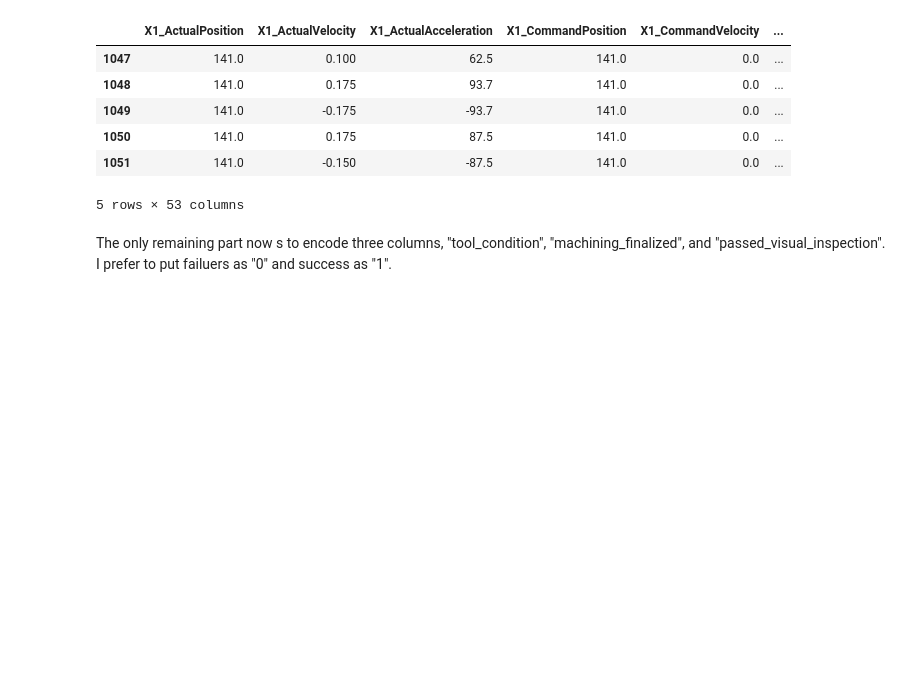
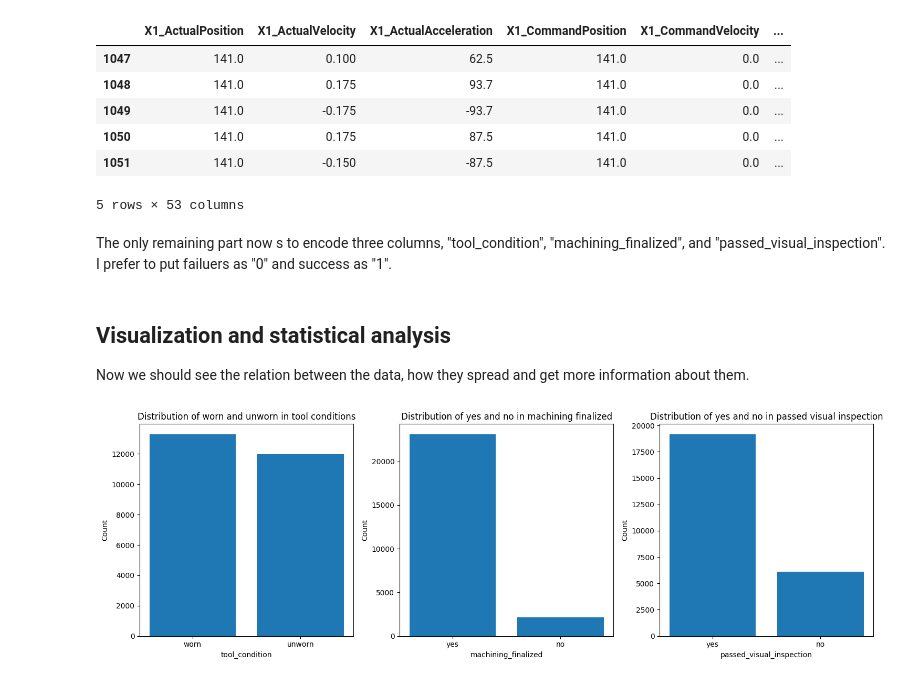
Before and after one commit to fereshteh-bahadory/CNC-Tool-wear-detection, a Jupyter notebook: CNC_machin.ipynb, the cells around one changed output. Drawn from its saved outputs; the diff is of its cells as text; code cells hidden in the pictures; blank space fills up the shorter version.

Commit message:
Add visualization

```diff
--- a/CNC_machin.ipynb
+++ b/CNC_machin.ipynb
@@ -222,3 +224,29 @@ for key in d:
     d[key].replace({'tool_condition':{'unworn':0,'worn':1},
                     'machining_finalized':{'no':0,'yes':1},
                     'passed_visual_inspection':{'no':0,'yes':1}},inplace=True)
+# %% [markdown]
+## Visualization and statistical analysis<a name=vis></a>
+Now we should see the relation between the data, how they spread and get more information about them.
+# %%
+fig, axes = plt.subplots(1, 3, figsize=(15, 5))
+
+axes[0].bar(merged_data['tool_condition'].value_counts().index, merged_data['tool_condition'].value_counts().values)
+axes[0].set_xlabel('tool_condition')
+axes[0].set_ylabel('Count')
+axes[0].set_title('Distribution of worn and unworn in tool conditions')
+
+axes[1].bar(merged_data['machining_finalized'].value_counts().index, merged_data['machining_finalized'].value_counts().values)
+axes[1].set_xlabel('machining_finalized')
+axes[1].set_ylabel('Count')
+axes[1].set_title('Distribution of yes and no in machining finalized')
+
+axes[2].bar(merged_data['passed_visual_inspection'].value_counts().index, merged_data['passed_visual_inspection'].value_counts().values)
+axes[2].set_xlabel('passed_visual_inspection')
+axes[2].set_ylabel('Count')
+axes[2].set_title('Distribution of yes and no in passed visual inspection')
+
+plt.tight_layout()
+
+plt.show()
+# %% [output]
+[figure, added]
```
Also changed, not shown: parts of 7 cells of this notebook.
